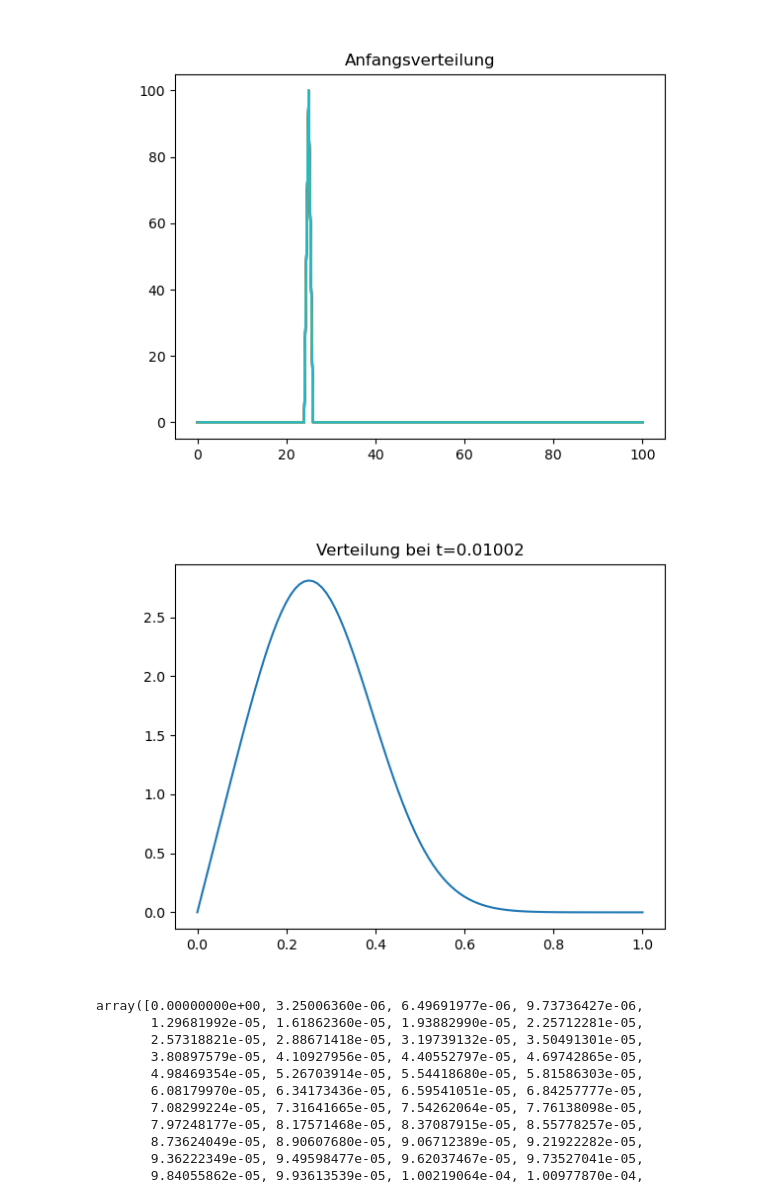
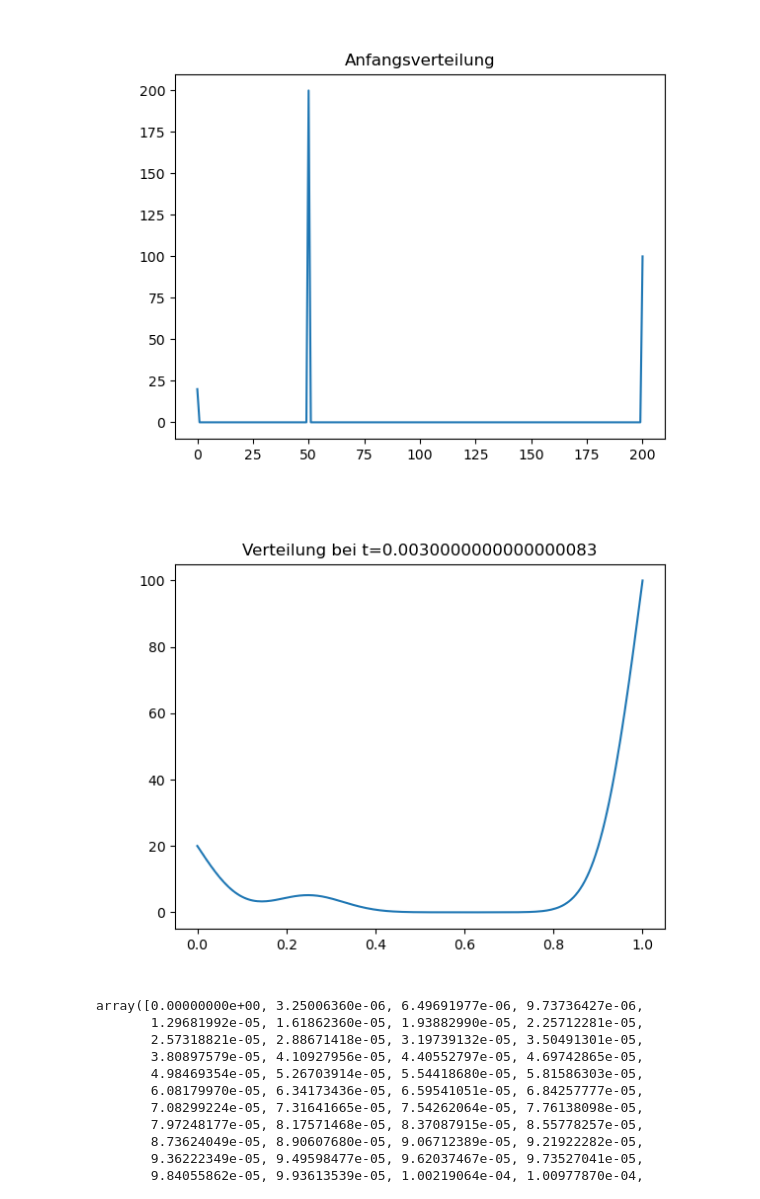
Before and after one commit to uja-works/Partielle-Differentialgleichungen, a Jupyter notebook: Ue01_WS25.ipynb, the cells around one changed output. Drawn from its saved outputs; the diff is of its cells as text; code cells hidden in the pictures.

```diff
--- a/Ue01_WS25.ipynb
+++ b/Ue01_WS25.ipynb
@@ -5,40 +5,47 @@ import matplotlib.pyplot as plt
 
 L = 1
 D = 1
+M = 1
 
-N = 100 # Anzahl der räumlichen Intervale
+T_l = 20 # linke Randbedingung
+T_r = 100 # rechte Randbedingung
+
+N = 200 # Anzahl der räumlichen Intervale
 dx = L/N
 alpha = 0.3
 dt = alpha * dx**2 / D
 
 # Anfangsverteilung
 u_0 = np.zeros(N+1)
-u_0[int(N/4)] = 100
+u_0[int(N/4)] = M/dx
+u_0[0] = T_l
+u_0[-1] = T_r
 
-t_end = 0.01
+t_end = 0.003
 t = 0.0
 u = u_0.copy()
 
 while t < t_end:
     u[1:N] = (1 - 2*alpha)*u[1:N] + alpha*(u[0:N-1] + u[2:])
     t += dt
 
 plt.figure(1)
+plt.clf()
 plt.plot(u_0)
 plt.title("Anfangsverteilung")
 plt.show();
 
 plt.figure(2)
 plt.clf()
 xs = np.linspace(0, L, N+1)
 plt.plot(xs, u)
 plt.title(f"Verteilung bei {t=}")
 #plt.plot(xs, u/np.max(u))
 #plt.plot(xs, np.sin(np.pi * xs/L))
 plt.show();
 # %% [output]
-[figure, old version]
+[figure, new version]
-[figure, old version]
+[figure, new version]
 # %%
 u
 # %% [output]
```
Also changed, not shown: 11 other files.
